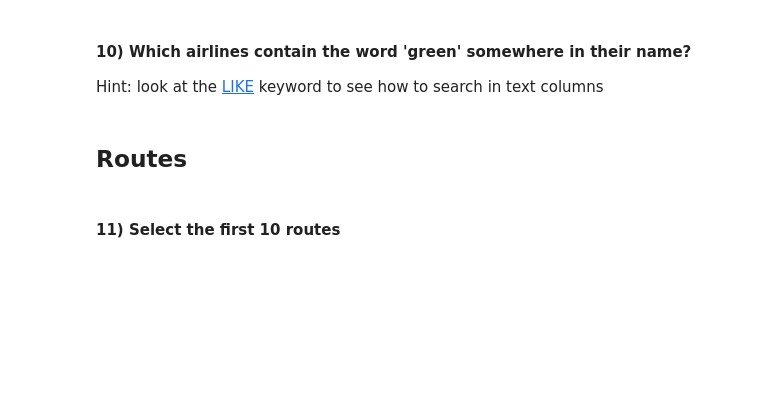
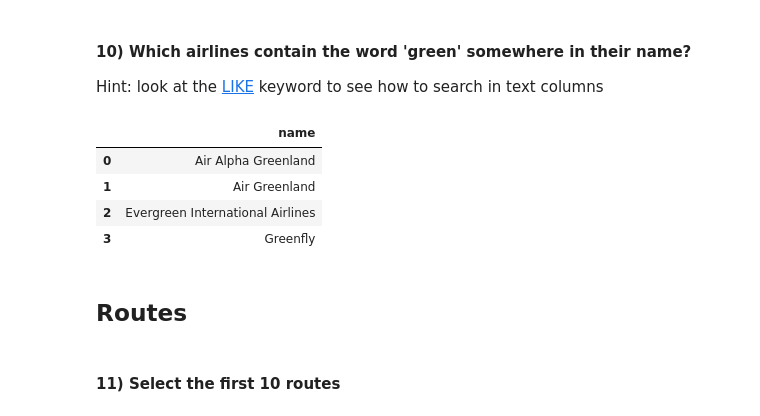
Before and after one commit to Guilherme777/Data-Science, a Jupyter notebook: 03_managing_data/practice/sql_exercise.ipynb, the cells around one changed output. Cells and saved outputs as stored; diff of their text form; code cells hidden in the pictures; blank space fills up the shorter version.

```diff
--- a/03_managing_data/practice/sql_exercise.ipynb
+++ b/03_managing_data/practice/sql_exercise.ipynb
@@ -40,6 +155,19 @@ Hint: look at the [HAVING clause](https://www.w3schools.com/sql/sql_having.asp)
 #### 10) Which airlines contain the word 'green' somewhere in their name?
 
 Hint: look at the [LIKE](https://www.w3schools.com/sql/sql_like.asp) keyword to see how to search in text columns
+# %%
+pd.read_sql("""
+    select name
+    from airlines
+    where name like '%green%'
+
+    """, con=db)
+# %% [output]
+|  | name |
+| 0 | Air Alpha Greenland |
+| 1 | Air Greenland |
+| 2 | Evergreen International Airlines |
+| 3 | Greenfly |
 # %% [markdown]
 ## Routes
 # %% [markdown]
```
Also changed, not shown: parts of 9 cells of this notebook, 3 other files.
